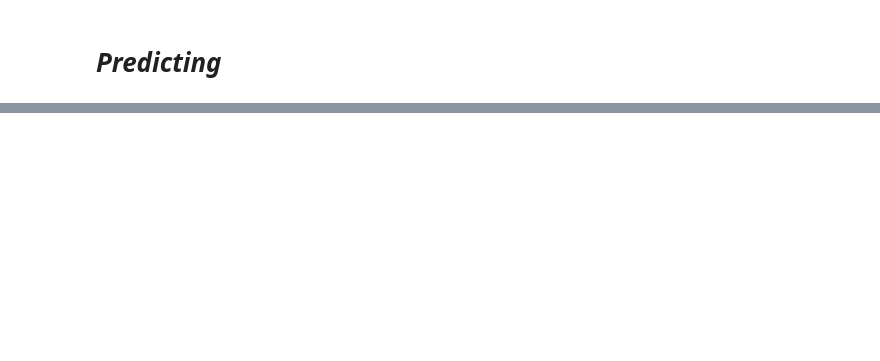
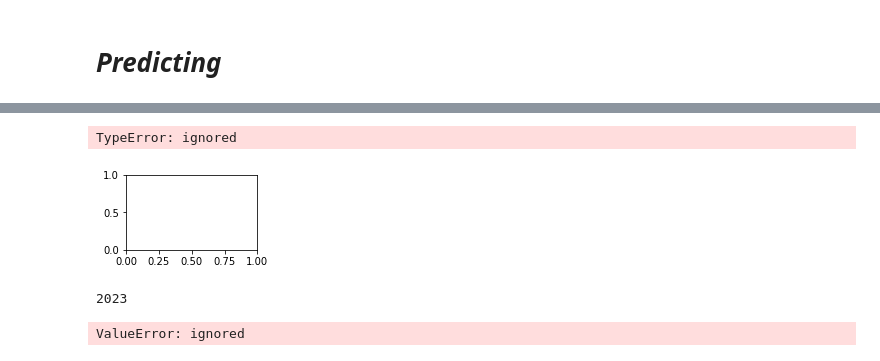
Before and after one commit to Pratick9/Dog-vs-Cat-Classifier, a Jupyter notebook: CNN.ipynb, the cells around one changed output, grey strips where cells are left out. Saved outputs shown, nothing was run; the diff lists cells and outputs as text; code cells hidden in the pictures; blank space fills up the shorter version.

```diff
--- a/CNN.ipynb
+++ b/CNN.ipynb
@@ -84,8 +86,6 @@ print(len(test_set))
 Batch_size - It like small packet of dataset . if you give 10 it means your 8000 data will be divided in 800 packets so len will be 800.
 # %%
 classifier.fit_generator(train_set,
-                        steps_per_epoch=1601,
-                        epochs=15,
-                        validation_data=test_set,
-                        validation_steps=150)
+                        epochs=10,
+                        validation_data=test_set)
 # %% [output]
@@ -120,9 +157,10 @@ train_set.class_indices
 # %%
-if result[0][0] == 1:
-    prediction = 'dog'
-    print('dog')
-else:
-    prediction = 'cat'
-    print('cat')
+for i in result:
+  if i == 1:
+      prediction = 'dog'
+      print('dog')
+  else:
+      prediction = 'cat'
+      print('cat')
 # %% [output]
 dog
@@ -128,0 +183,22 @@ dog
+# %%
+plt.figure(figsize=(8, 8))
+for i in range(0, 15):
+    plt.subplot(5, 3, i+1)
+    for img in next(result):
+        image = img[0]
+        plt.imshow(image)
+        break
+plt.tight_layout()
+plt.show()
+# %% [output]
+TypeError: ignored
+[figure, added]
+# %%
+len(result)
+# %% [output]
+2023
+# %%
+from sklearn.metrics import classification_report, confusion_matrix
+print(classification_report(test_set,result))
+# %% [output]
+ValueError: ignored
```
Also changed, not shown: parts of 10 cells of this notebook.
